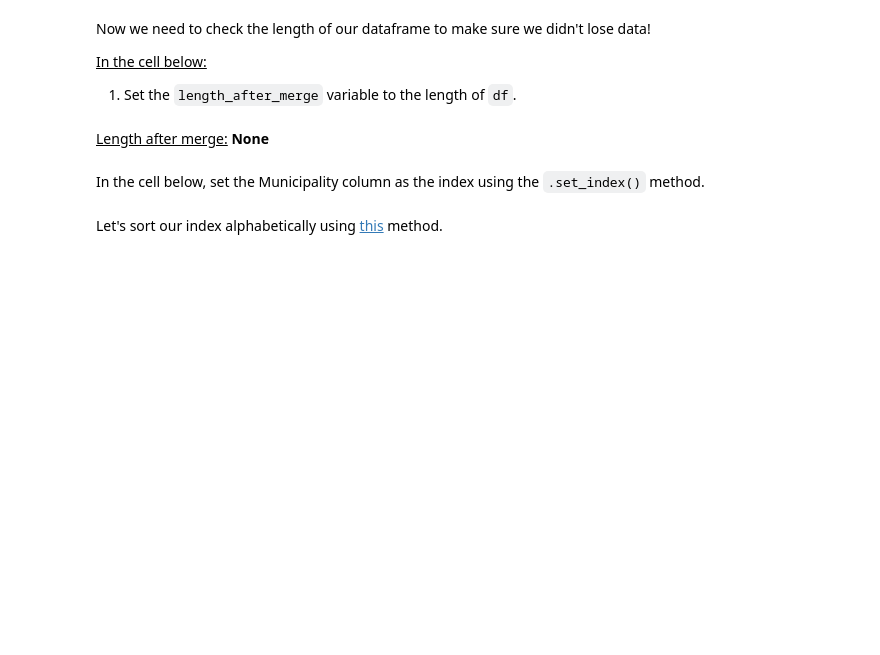
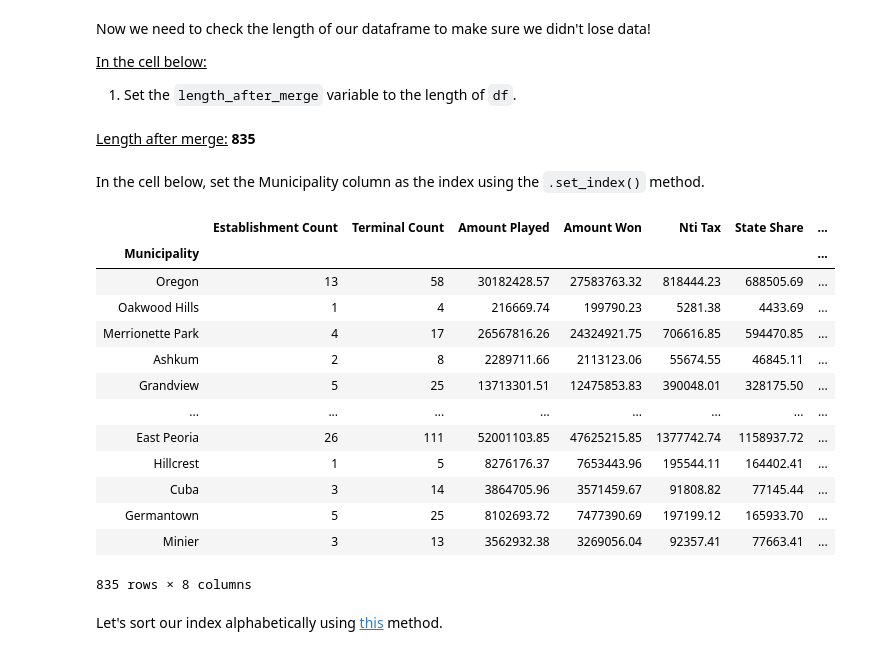
Before and after one commit to lecritch/warmup-pandas-1, a Jupyter notebook: index.ipynb, the cells around one changed output. Drawn from its saved outputs; the diff is of its cells as text; code cells hidden in the pictures; blank space fills up the shorter version.

````diff
--- a/index.ipynb
+++ b/index.ipynb
@@ -37,7 +37,7 @@
     - (reverse the slashes if you're on Windows)
 2. Run the cell to import our dataset.
 # %%
-path = None
+path = './data/2019-il-vgambling.csv'
 data = pd.read_csv(path)
 # %% [markdown]
 **Ok,** let's print out the first 5 rows using the ```.head()``` method.
@@ -67,7 +75,7 @@ In the cell below:
 1. Set the ```path``` variable to the path for the ```population.csv``` file within the ```data``` folder.
 2. Run the cell to import our population data.
 # %%
-path = None
+path = './data/population.csv'
 pop = pd.read_csv(path)
 # %% [markdown]
 **Cool Cool**, let's print out the first 5 rows using the ```.head()``` method.
@@ -103,3 +128,5 @@ markdown(string)
     - Save the merged dataframe as the variable ```df```
 # %%
 # Your code here
+df = data.merge(pop, on="Municipality")
+df.head()
@@ -110,18 +144,34 @@ Now we need to check the length of our dataframe to make sure we didn't lose dat
 1. Set the ```length_after_merge``` variable to the length of ```df```.
 # %%
 # Your code here
-length_after_merge = None
+length_after_merge = len(df)
 
 
 # Run Code below without change
 string = '''<u>Length after merge:</u> **{}**'''.format(length_after_merge,)
 markdown(string)
 # %% [output]
-<u>Length after merge:</u> **None**
+<u>Length after merge:</u> **835**
 # %% [markdown]
 In the cell below, set the Municipality column as the index using the ```.set_index()``` method.
 # %%
 # Your code here
+df.set_index('Municipality')
+# %% [output]
+|  | Establishment Count | Terminal Count | Amount Played | Amount Won | Nti Tax | State Share | ... |
+| Municipality |  |  |  |  |  |  | ... |
+| Oregon | 13 | 58 | 30182428.57 | 27583763.32 | 818444.23 | 688505.69 | ... |
+| Oakwood Hills | 1 | 4 | 216669.74 | 199790.23 | 5281.38 | 4433.69 | ... |
+| Merrionette Park | 4 | 17 | 26567816.26 | 24324921.75 | 706616.85 | 594470.85 | ... |
+| Ashkum | 2 | 8 | 2289711.66 | 2113123.06 | 55674.55 | 46845.11 | ... |
+| Grandview | 5 | 25 | 13713301.51 | 12475853.83 | 390048.01 | 328175.50 | ... |
+| ... | ... | ... | ... | ... | ... | ... | ... |
+| East Peoria | 26 | 111 | 52001103.85 | 47625215.85 | 1377742.74 | 1158937.72 | ... |
+| Hillcrest | 1 | 5 | 8276176.37 | 7653443.96 | 195544.11 | 164402.41 | ... |
+| Cuba | 3 | 14 | 3864705.96 | 3571459.67 | 91808.82 | 77145.44 | ... |
+| Germantown | 5 | 25 | 8102693.72 | 7477390.69 | 197199.12 | 165933.70 | ... |
+| Minier | 3 | 13 | 3562932.38 | 3269056.04 | 92357.41 | 77663.41 | ... |
+835 rows × 8 columns
 # %% [markdown]
 Let's sort our index alphabetically using [this](https://pandas.pydata.org/pandas-docs/stable/reference/api/pandas.DataFrame.sort_index.html) method.
 # %%
````
Also changed, not shown: parts of 8 cells of this notebook.
